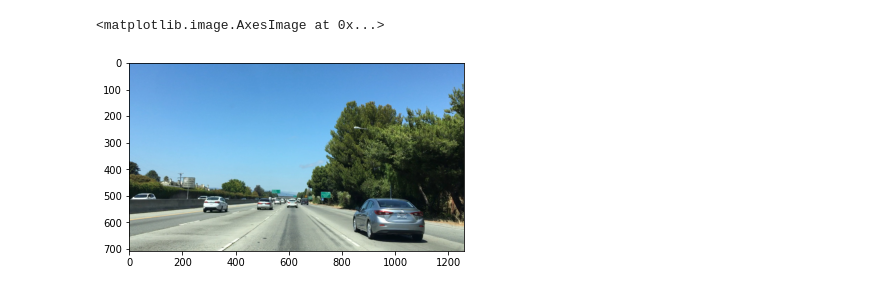
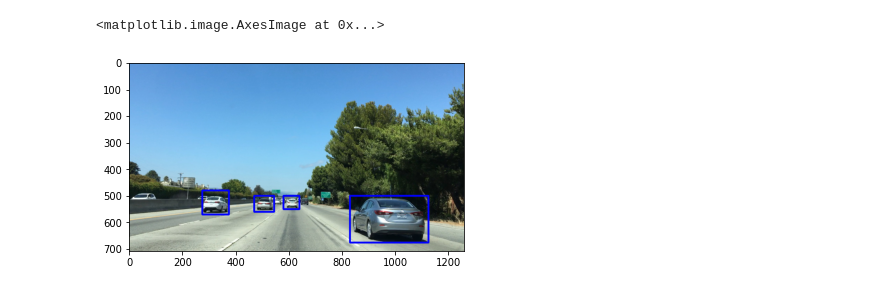
Before and after one commit to remichartier/027_selfDrivingCarND_ObjectDetectionExercises, a Jupyter notebook: 001_drawBoundingBoxesManual/002_implemented_v01.ipynb, the cells around one changed output. Cells and saved outputs as stored; diff of their text form; code cells hidden in the pictures.

```diff
--- a/001_drawBoundingBoxesManual/002_implemented_v01.ipynb
+++ b/001_drawBoundingBoxesManual/002_implemented_v01.ipynb
@@ -1,26 +8,23 @@
 # %%
-import numpy as np
-import cv2
-import matplotlib.pyplot as plt
-import matplotlib.image as mpimg
-
-image = mpimg.imread('bbox-example-image.jpg')
-
 # Define a function that takes an image, a list of bounding boxes,
 # and optional color tuple and line thickness as inputs
 # then draws boxes in that color on the output
 
 def draw_boxes(img, bboxes, color=(0, 0, 255), thick=6):
     # make a copy of the image
     draw_img = np.copy(img)
     # draw each bounding box on your image copy using cv2.rectangle()
+    for box in bboxes :
+        #print(box[0])
+        cv2.rectangle(draw_img, box[0], box[1], color, thick)
     # return the image copy with boxes drawn
     return draw_img # Change this line to return image copy with boxes
 # Add bounding boxes in this format, these are just example coordinates.
-bboxes = [((100, 100), (200, 200)), ((300, 300), (400, 400))]
+bboxes = [((275, 480), (375, 570)), ((470, 500), (545, 560)),((580, 500), (640, 550)),
+          ((830, 500), (1125, 675))]
 
 result = draw_boxes(image, bboxes)
 plt.imshow(result)
 # %% [output]
 <matplotlib.image.AxesImage at 0x...>
-[figure, old version]
+[figure, new version]
```
Also changed, not shown: parts of 1 cell of this notebook, 2 other files.
